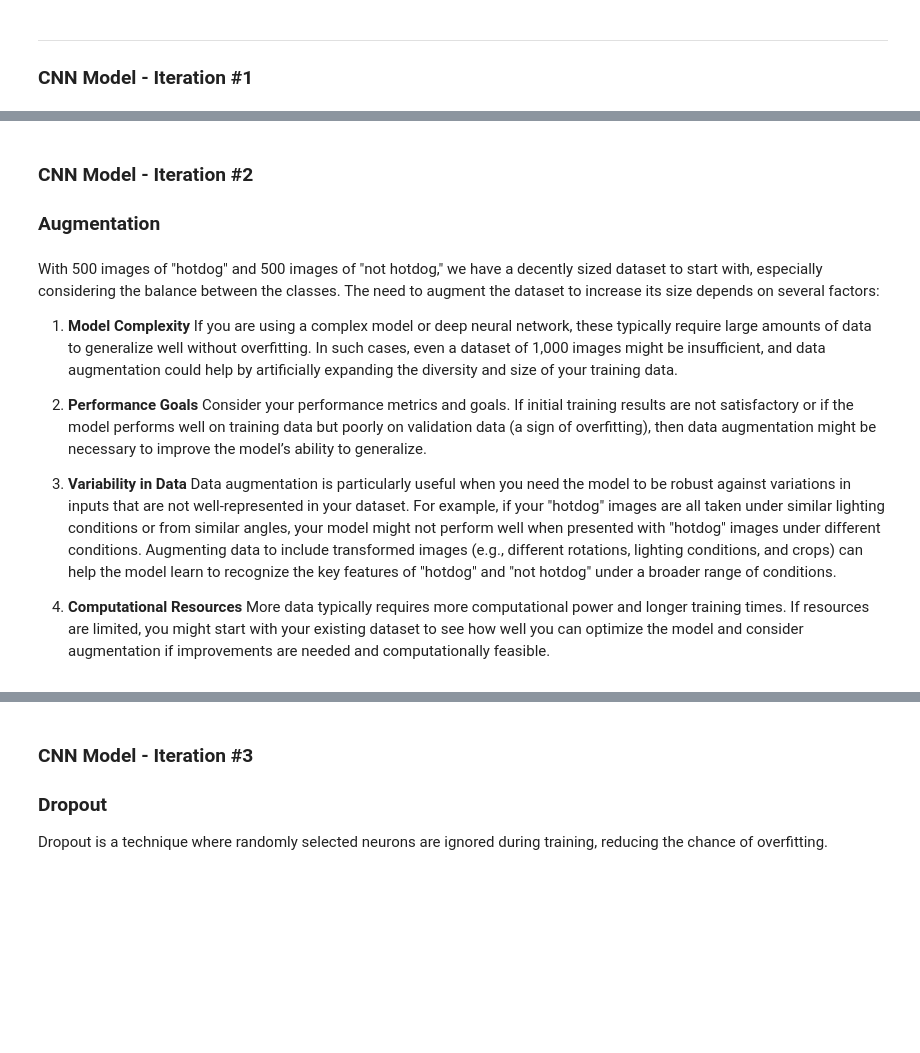
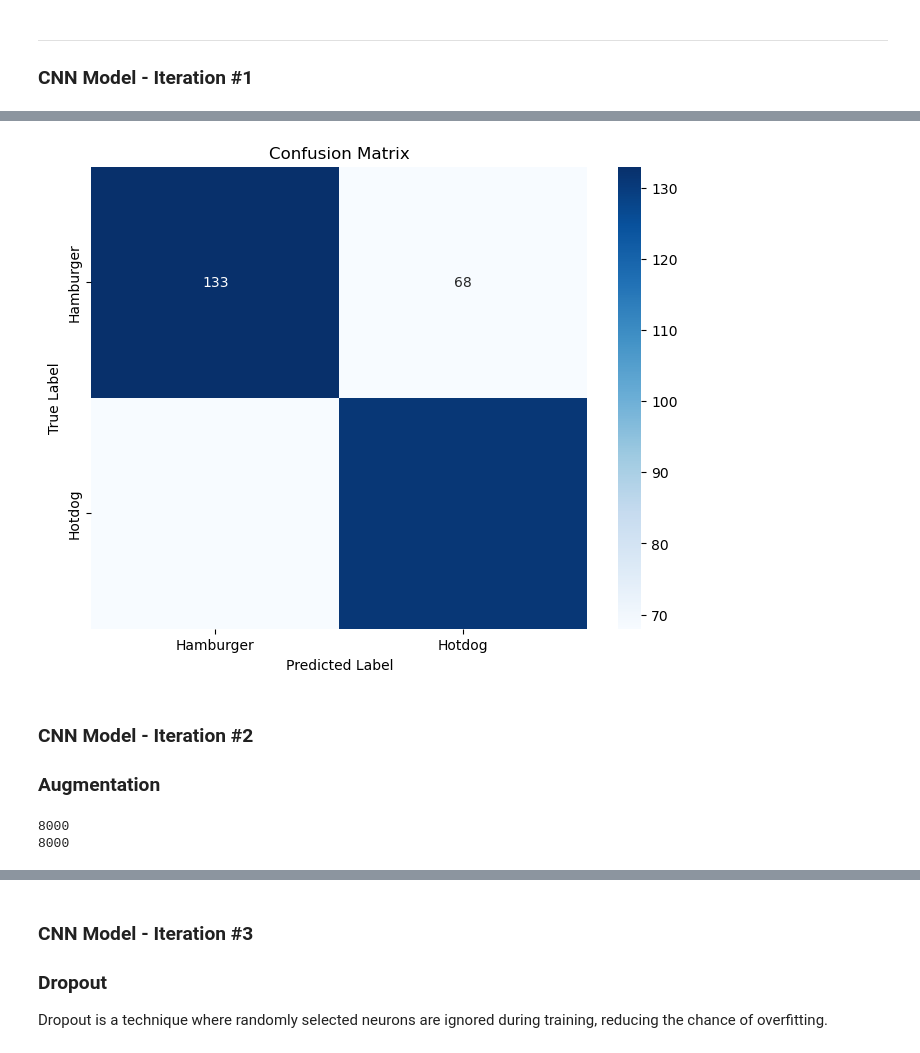
Before and after one commit to excellentwork/Fantastic_4_Project_3, a Jupyter notebook: Fantastic_4_Project_3.ipynb, the cells around one changed output, grey strips where cells are left out. Saved outputs shown, nothing was run; the diff lists cells and outputs as text; code cells hidden in the pictures; blank space fills up the shorter version.

```diff
--- a/Fantastic_4_Project_3.ipynb
+++ b/Fantastic_4_Project_3.ipynb
@@ -165,13 +195,2 @@ model_1.compile(optimizer='adam', loss='binary_crossentropy', metrics=['accuracy
-# %%
-# Train the model
-batch_size = 32
-epochs = 10
-
-model_fit = model_1.fit(
-    X_train, y_train,
-    validation_data=(X_test, y_test),
-    epochs=epochs,
-    batch_size=batch_size,
-    verbose=1)
 # %%
 # Evaluating on the Test dataset
@@ -248,18 +215,9 @@ Implementing one or more of these strategies should help improve the model's per
+# %%
+# Plot Confusion Matrix
+plot_confusion_matrix(y_test, y_pred, ['Hamburger', 'Hotdog'])
+# %% [output]
+[figure, added]
 # %% [markdown]
 ### **CNN Model - Iteration #2**
 
 ### Augmentation
-# %% [markdown]
-With 500 images of "hotdog" and 500 images of "not hotdog," we have a decently sized dataset to start with, especially considering the balance between the classes. The need to augment the dataset to increase its size depends on several factors:
-
-1. **Model Complexity**
-If you are using a complex model or deep neural network, these typically require large amounts of data to generalize well without overfitting. In such cases, even a dataset of 1,000 images might be insufficient, and data augmentation could help by artificially expanding the diversity and size of your training data.
-
-2. **Performance Goals**
-Consider your performance metrics and goals. If initial training results are not satisfactory or if the model performs well on training data but poorly on validation data (a sign of overfitting), then data augmentation might be necessary to improve the model’s ability to generalize.
-
-3. **Variability in Data**
-Data augmentation is particularly useful when you need the model to be robust against variations in inputs that are not well-represented in your dataset. For example, if your "hotdog" images are all taken under similar lighting conditions or from similar angles, your model might not perform well when presented with "hotdog" images under different conditions. Augmenting data to include transformed images (e.g., different rotations, lighting conditions, and crops) can help the model learn to recognize the key features of "hotdog" and "not hotdog" under a broader range of conditions.
-
-4. **Computational Resources**
-More data typically requires more computational power and longer training times. If resources are limited, you might start with your existing dataset to see how well you can optimize the model and consider augmentation if improvements are needed and computationally feasible.
@@ -291,0 +224,46 @@ print(len(y_train))
+# %%
+# Apply augmentation to the whole training dataset
+from tensorflow.keras.preprocessing.image import ImageDataGenerator
+
+# Create an ImageDataGenerator
+datagen = ImageDataGenerator(
+    rotation_range=20,      # Random rotation (degrees)
+    width_shift_range=0.1,  # Random horizontal shift
+    height_shift_range=0.1, # Random vertical shift
+    shear_range=0.2,        # Shear intensity
+    zoom_range=0.2,         # Random zoom
+    horizontal_flip=True,   # Random horizontal flip
+    vertical_flip=False,    # No vertical flip for face images
+    fill_mode='nearest'     # Fill mode for handling newly created pixels
+)
+
+# Create variables to hold the X and y training data
+X_train_aug = []
+y_train_aug = []
+
+# Loop through all the images.
+for i in range(len(X_train)):
+    # Select the image
+    img = X_train[i]
+    # Select the label from the training data
+    label = y_train[i]
+
+    # Ensure that the input data has the correct shape (Add batch dimension)
+    img = np.expand_dims(img, axis=0)
+
+    # Create the iterator
+    it = datagen.flow(img, batch_size=1)
+
+    # Add 5 augmented images for every original image
+    for j in range(5):
+        # Append a new image to the X list
+        X_train_aug.append(next(it)[0])  # Correctly use next() with the iterator
+        # Append the label for the original image to the y list
+        y_train_aug.append(label)
+
+# Print the length of each list
+print(len(X_train_aug))
+print(len(y_train_aug))
+# %% [output]
+8000
+8000
```
Also changed, not shown: parts of 33 cells of this notebook, 1 other file.
